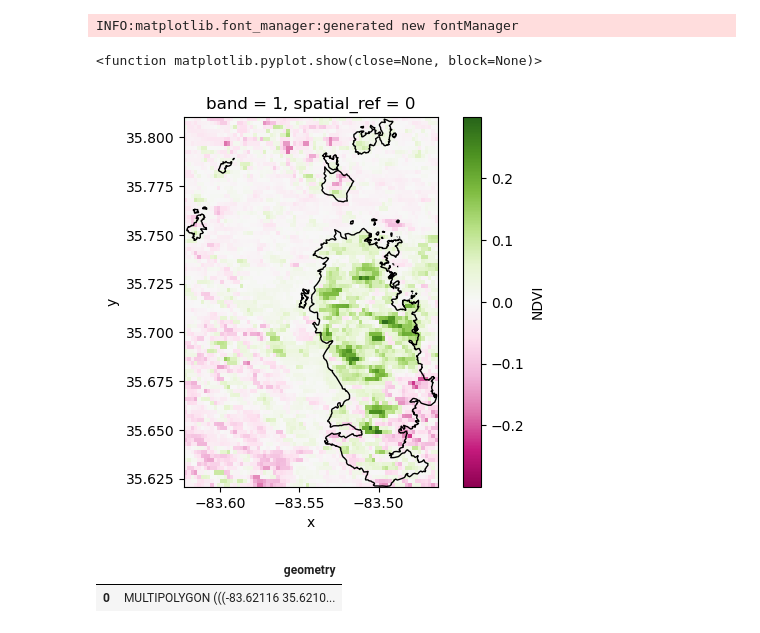
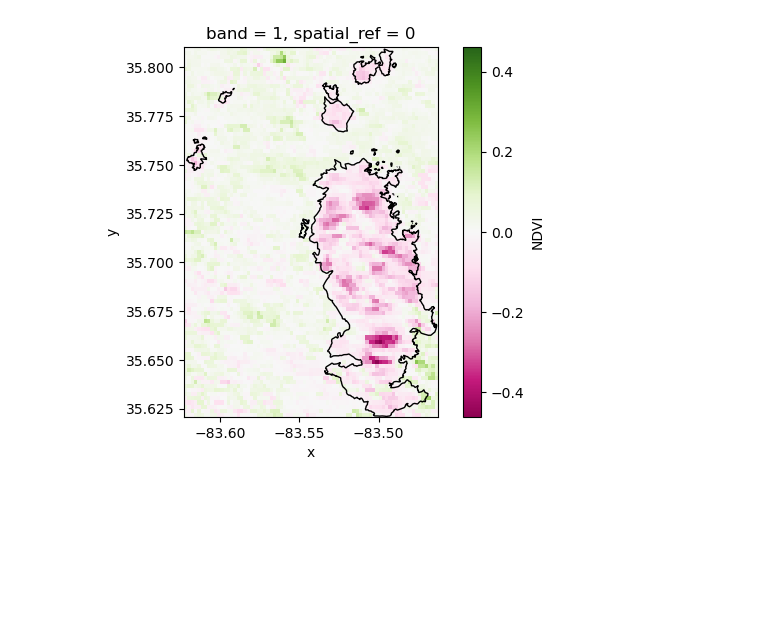
Before and after one commit to aholcomb23/aholcomb23.github.io, a Jupyter notebook: notebooks/chimney_tops_2.ipynb, the cells around one changed output. Saved outputs shown, nothing was run; the diff lists cells and outputs as text; code cells hidden in the pictures; blank space fills up the shorter version.

Commit message:
Made changes to Graphs

```diff
--- a/notebooks/chimney_tops_2.ipynb
+++ b/notebooks/chimney_tops_2.ipynb
@@ -205,36 +122,30 @@ Data variables:
 # %%
 import matplotlib.pyplot as plt
 
 # Calculate the change in NDVI pre- and post-fire
 dndvi_da = (ndvi_ds
-    .sel(date='2019')
+    .sel(date='2017')
     .mean('date')
     .NDVI
 - ndvi_ds
-    .sel(date='2017')
+    .sel(date='2015')
     .mean('date')
     .NDVI
 )
 
 dndvi_da.plot(cmap=plt.colormaps['PiYG'])
 chimney_gdf.plot(facecolor='none', ax=plt.gca())
 
 
-plt.show
+plt.show()
 # %% [output]
-INFO:matplotlib.font_manager:generated new fontManager
-<function matplotlib.pyplot.show(close=None, block=None)>
-[figure, old version]
+[figure, new version]
 # %%
 # Get the area outside the fire boundary
 out_gdf = (
     gpd.GeoDataFrame(geometry=chimney_gdf.envelope)
     .overlay(chimney_gdf, how="difference")
 )
-out_gdf
-# %% [output]
-|  | geometry |
-| 0 | MULTIPOLYGON (((-83.62116 35.6210... |
 # %%
 ndvi_fire_ds = ndvi_ds.rio.clip(chimney_gdf.geometry)
 ndvi_out_ds = ndvi_ds.rio.clip(out_gdf.geometry)
```
Also changed, not shown: parts of 9 cells of this notebook, 1 other file.
